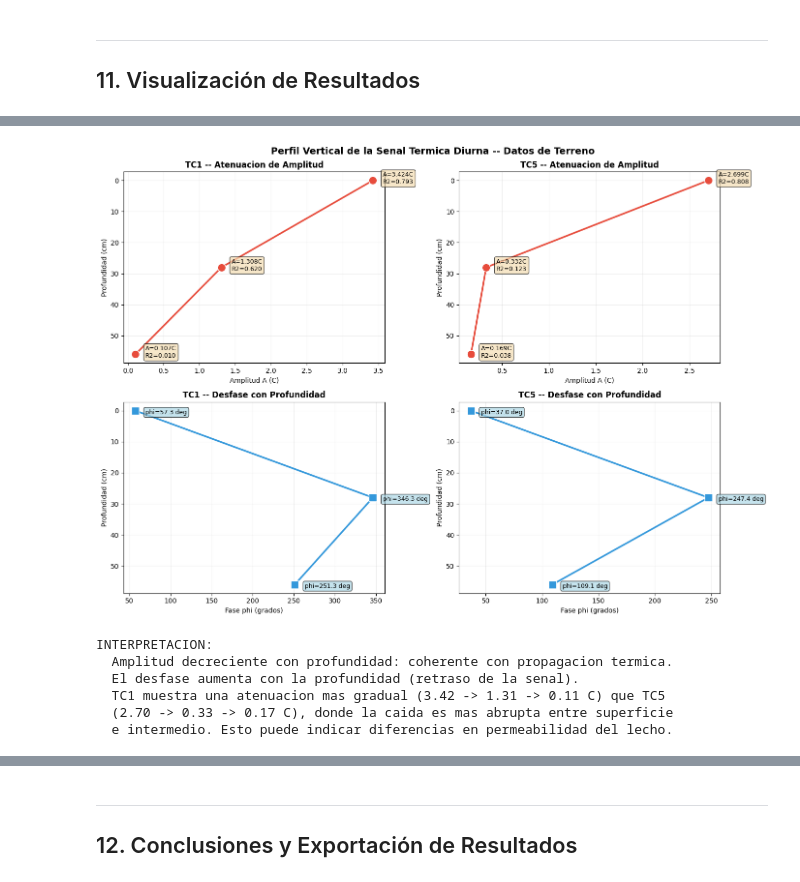
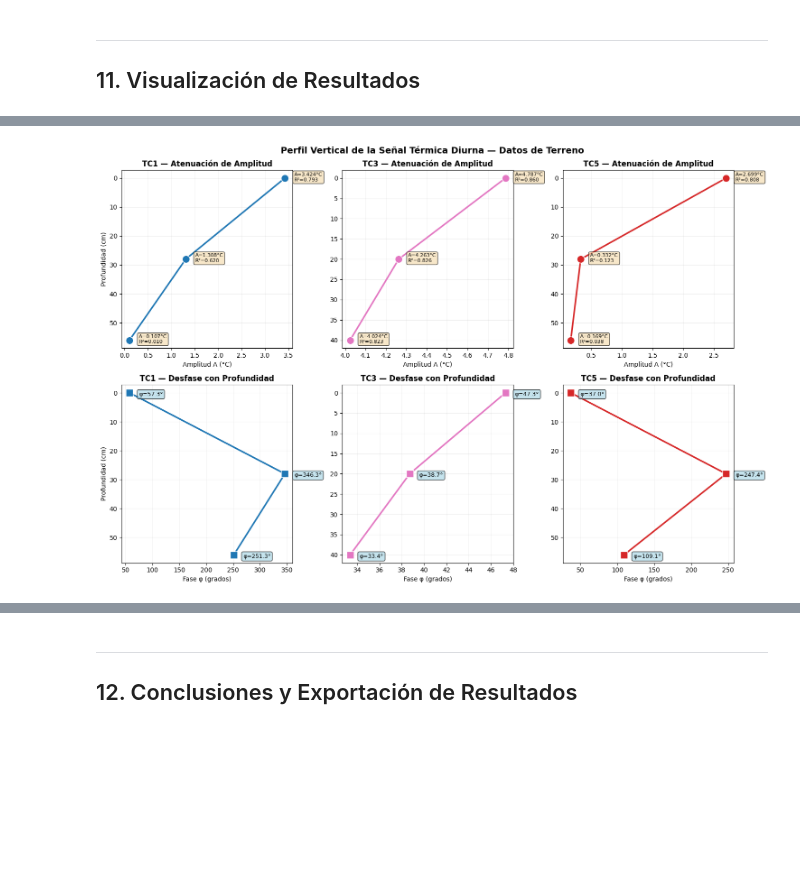
Before and after one commit to FlowHydroTech/Hidrologia-Termocuplas-BH, a Jupyter notebook: notebooks/05_datos_terreno.ipynb, the cells around one changed output, grey strips where cells are left out. Saved outputs shown, nothing was run; the diff lists cells and outputs as text; code cells hidden in the pictures; blank space fills up the shorter version.

```diff
--- a/notebooks/05_datos_terreno.ipynb
+++ b/notebooks/05_datos_terreno.ipynb
@@ -249,10 +310,15 @@ cutoff_end   = pd.Timestamp('2026-01-22 12:00:00')
 print(f"DataFrame combinado: {df_raw.shape[0]} registros x {df_raw.shape[1]} columnas")
 print(f"Periodo total: {df_raw['fecha'].min()} -> {df_raw['fecha'].max()}")
 
+# Lista de sensores mapeados (TC1, TC3, TC5)
+mapped_sensors = list(tc_assignment.keys())
+
 # Resumen de calidad de datos
 print(f"\n{'Sensor':<10} {'TC':<5} {'Prof (cm)':<10} {'N validos':<10} {'NaN':<8} {'NaN%':<8}")
 print("-" * 55)
-for col in sensor_labels:
+for col in mapped_sensors:
+    if col not in df_raw.columns:
+        continue
     n_valid = df_raw[col].notna().sum()
     n_nan = df_raw[col].isna().sum()
     pct = 100 * n_nan / len(df_raw)
@@ -261,4 +327,9 @@ for col in sensor_labels:
     print(f"{col:<10} {tc:<5} {d:<10.0f} {n_valid:<10} {n_nan:<8} {pct:<8.1f}")
 
 print(f"\n  Los NaN son normales: los sensores tienen horas de inicio diferentes.")
+
+# Alinear datos a grilla temporal común (30 min)
+from vfluxx.preprocess import align_and_resample
+df_aligned = align_and_resample(df_raw, freq='30min')
+print(f"\n  [OK] Datos alineados: {df_aligned.shape[0]} registros @ 30 min")
 # %% [output]
@@ -578,7 +674,7 @@ basada en FFT. El coeficiente de determinación $R^2$ indica la calidad del ajus
 # ============================================================================
 # 6. ANALISIS ARMONICO POR SENSOR
 # ============================================================================
-df_work = df_valid if len(df_valid) > 48 else df_aligned.dropna(subset=sensor_labels[:2])
+df_work = df_valid if len(df_valid) > 48 else df_aligned.dropna(subset=mapped_sensors[:2])
 df_work = df_work.reset_index(drop=True)
 
 t_start = df_work['fecha'].min()
@@ -590,7 +686,9 @@ print(f"{'Sensor':<10} {'TC':<5} {'Prof':<8} {'A (C)':<10} {'phi (deg)':<10} {'T
 print("-" * 90)
 
 harmonic_results = {}
-for col in sensor_labels:
+for col in mapped_sensors:
+    if col not in df_work.columns:
+        continue
     series = df_work[col].values
     valid = ~np.isnan(series)
     if valid.sum() < 48:
@@ -613,7 +711,7 @@ print("")
 print("INTERPRETACION:")
 print("  Los sensores superficiales (0 cm) muestran senal diurna fuerte (R2 > 0.79).")
 print("  A 28 cm, TC1 mantiene senal moderada (R2=0.62) pero TC5 cae a R2=0.12.")
-print("  A 56 cm, ambas termocuplas tienen R2 < 0.04: la senal diurna esta practicamente")
+print("  A 56 cm, las termocuplas de mayor profundidad tienen R2 < 0.04: la senal diurna esta practicamente")
 print("  extinguida, coherente con la longitud de penetracion calculada (d = 13.3 cm).")
 # %% [output]
 ANALISIS ARMONICO -- CICLO DIARIO (P = 24 h)
@@ -1034,62 +1137,53 @@ INTERPRETACION:
 # ============================================================================
 # 11.2 PERFIL VERTICAL DE AMPLITUD Y FASE POR TERMOCUPLA
 # ============================================================================
-fig, axes = plt.subplots(2, 2, figsize=(14, 10))
+n_tcs = len(ACTIVE_TCS)
+fig, axes = plt.subplots(2, n_tcs, figsize=(5*n_tcs, 10))
 
-for col_idx, (tc_name, tc_map) in enumerate([('TC1', tc1), ('TC5', tc5)]):
+for col_idx, tc_name in enumerate(ACTIVE_TCS):
+    tc_map = TC_CONFIG[tc_name]
     tc_sensors = [tc_map['surface'], tc_map['intermediate'], tc_map['deep']]
     tc_amps = [harmonic_results[s]['amplitude'] for s in tc_sensors if s in harmonic_results]
     tc_phases = [harmonic_results[s]['phase'] for s in tc_sensors if s in harmonic_results]
     tc_r2 = [harmonic_results[s]['r_squared'] for s in tc_sensors if s in harmonic_results]
     tc_d = [depths_m[s] * 100 for s in tc_sensors if s in harmonic_results]
+    color = TC_COLORS[tc_name]['base']
 
     # Amplitud vs profundidad
     ax1 = axes[0][col_idx]
-    ax1.plot(tc_amps, tc_d, 'o-', color='#e74c3c', markersize=12, linewidth=2.5, markeredgecolor='white')
-    ax1.set_xlabel('Amplitud A (C)')
-    ax1.set_ylabel('Profundidad (cm)')
-    ax1.set_title(f'{tc_name} -- Atenuacion de Amplitud', fontweight='bold')
+    ax1.plot(tc_amps, tc_d, 'o-', color=color, markersize=12, linewidth=2.5, markeredgecolor='white')
+    ax1.set_xlabel('Amplitud A (°C)')
+    ax1.set_ylabel('Profundidad (cm)' if col_idx == 0 else '')
+    ax1.set_title(f'{tc_name} — Atenuación de Amplitud', fontweight='bold')
     ax1.invert_yaxis()
     ax1.grid(True, alpha=0.2)
     for a, d, r2 in zip(tc_amps, tc_d, tc_r2):
-        ax1.annotate(f'A={a:.3f}C\nR2={r2:.3f}', (a, d),
-                     textcoords='offset points', xytext=(15, -5), fontsize=9,
+        ax1.annotate(f'A={a:.3f}°C\nR²={r2:.3f}', (a, d),
+                     textcoords='offset points', xytext=(15, -5), fontsize=8,
                      bbox=dict(boxstyle='round,pad=0.3', facecolor='wheat', alpha=0.7))
     for spine in ax1.spines.values(): spine.set_visible(True)
 
     # Fase vs profundidad
     ax2 = axes[1][col_idx]
     phases_deg = [np.degrees(p) for p in tc_phases]
-    ax2.plot(phases_deg, tc_d, 's-', color='#3498db', markersize=12, linewidth=2.5, markeredgecolor='white')
-    ax2.set_xlabel('Fase phi (grados)')
-    ax2.set_ylabel('Profundidad (cm)')
-    ax2.set_title(f'{tc_name} -- Desfase con Profundidad', fontweight='bold')
+    ax2.plot(phases_deg, tc_d, 's-', color=color, markersize=12, linewidth=2.5, markeredgecolor='white')
+    ax2.set_xlabel('Fase φ (grados)')
+    ax2.set_ylabel('Profundidad (cm)' if col_idx == 0 else '')
+    ax2.set_title(f'{tc_name} — Desfase con Profundidad', fontweight='bold')
     ax2.invert_yaxis()
     ax2.grid(True, alpha=0.2)
     for p, d in zip(phases_deg, tc_d):
-        ax2.annotate(f'phi={p:.1f} deg', (p, d),
+        ax2.annotate(f'φ={p:.1f}°', (p, d),
                      textcoords='offset points', xytext=(15, -5), fontsize=9,
                      bbox=dict(boxstyle='round,pad=0.3', facecolor='lightblue', alpha=0.7))
     for spine in ax2.spines.values(): spine.set_visible(True)
 
-plt.suptitle('Perfil Vertical de la Senal Termica Diurna -- Datos de Terreno', fontsize=14, fontweight='bold')
+plt.suptitle('Perfil Vertical de la Señal Térmica Diurna — Datos de Terreno', fontsize=14, fontweight='bold')
 plt.tight_layout()
 plt.savefig(str(img_dir / 'perfil_termico_terreno.png'), dpi=150, bbox_inches='tight')
 plt.show()
-print("INTERPRETACION:")
-print("  Amplitud decreciente con profundidad: coherente con propagacion termica.")
-print("  El desfase aumenta con la profundidad (retraso de la senal).")
-print("  TC1 muestra una atenuacion mas gradual (3.42 -> 1.31 -> 0.11 C) que TC5")
-print("  (2.70 -> 0.33 -> 0.17 C), donde la caida es mas abrupta entre superficie")
-print("  e intermedio. Esto puede indicar diferencias en permeabilidad del lecho.")
 # %% [output]
-[figure, old version]
+[figure, new version]
-INTERPRETACION:
-  Amplitud decreciente con profundidad: coherente con propagacion termica.
-  El desfase aumenta con la profundidad (retraso de la senal).
-  TC1 muestra una atenuacion mas gradual (3.42 -> 1.31 -> 0.11 C) que TC5
-  (2.70 -> 0.33 -> 0.17 C), donde la caida es mas abrupta entre superficie
-  e intermedio. Esto puede indicar diferencias en permeabilidad del lecho.
 # %%
 # ============================================================================
 # 11.3 HEATMAP ESPACIO-TEMPORAL DE TEMPERATURA
```
Also changed, not shown: parts of 25 cells of this notebook, 17 other files.
